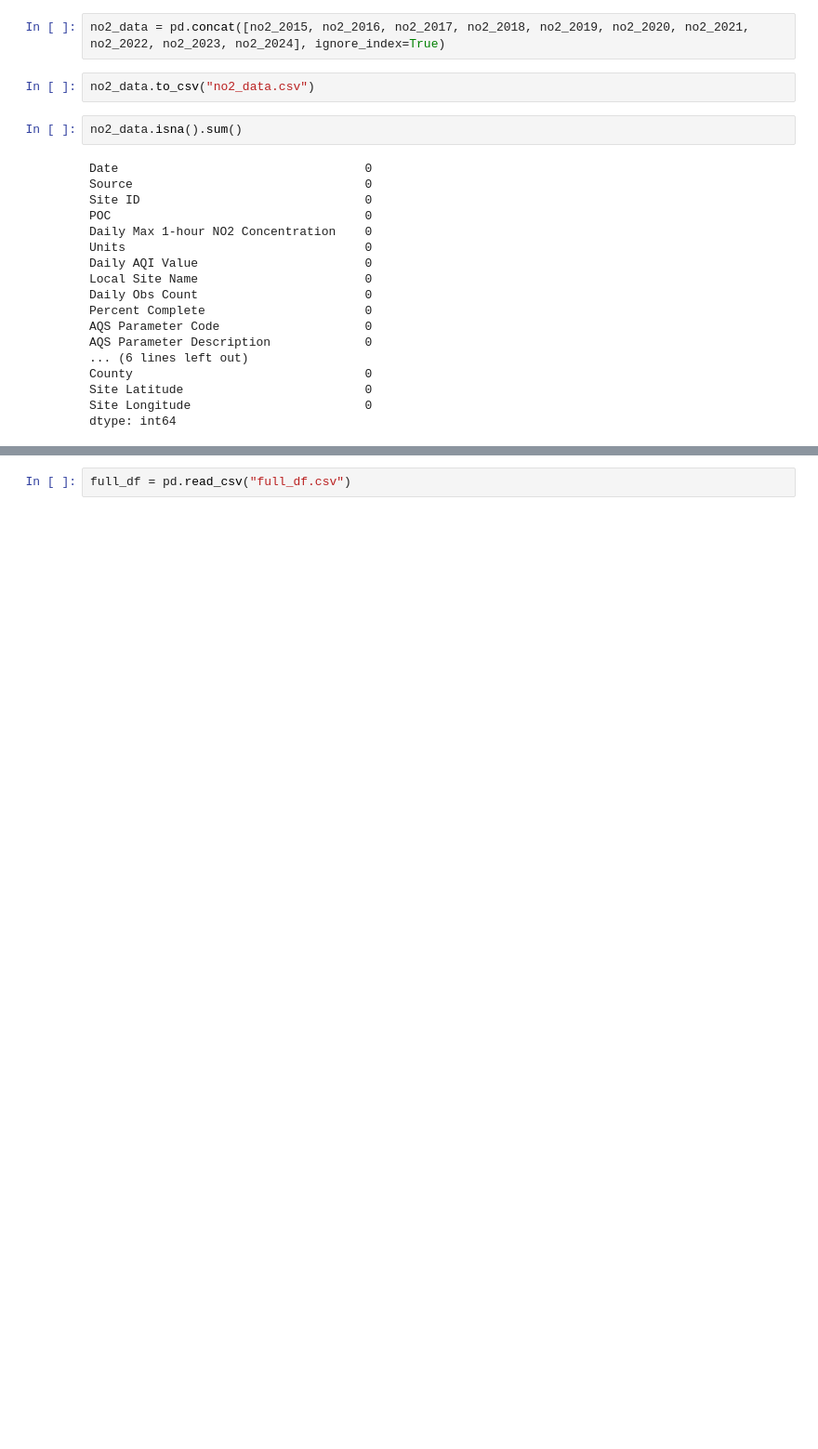
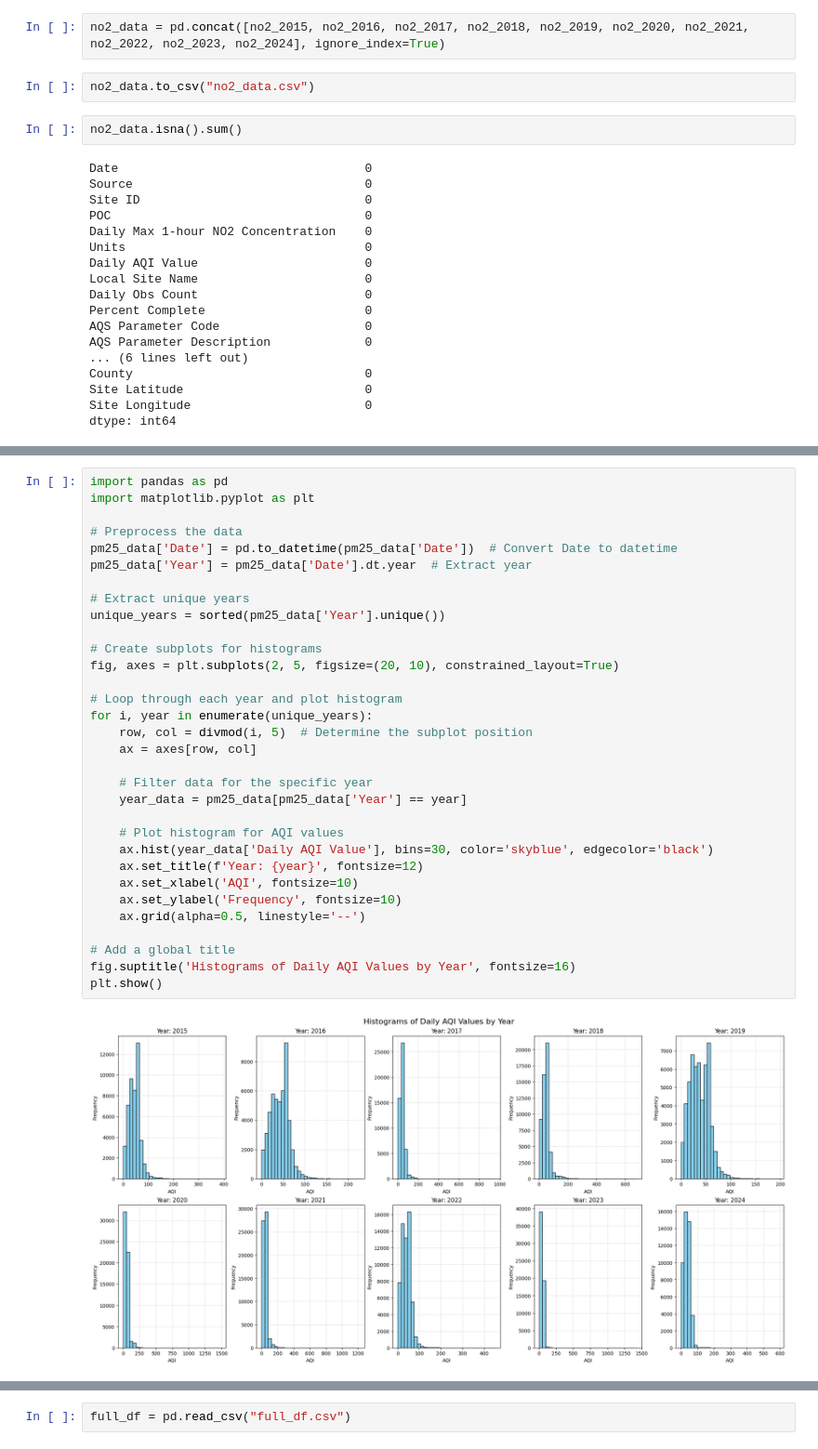
Before and after one commit to ashkren/eda_final_project, a Jupyter notebook: eda_final_project.ipynb, the cells around one changed output, grey strips where cells are left out. Shown at 93% size. Saved outputs shown, nothing was run; the diff lists cells and outputs as text; blank space fills up the shorter version.

```diff
--- a/eda_final_project.ipynb
+++ b/eda_final_project.ipynb
@@ -44,0 +90,34 @@ dtype: int64
+# %%
+import pandas as pd
+import matplotlib.pyplot as plt
+
+# Preprocess the data
+pm25_data['Date'] = pd.to_datetime(pm25_data['Date'])  # Convert Date to datetime
+pm25_data['Year'] = pm25_data['Date'].dt.year  # Extract year
+
+# Extract unique years
+unique_years = sorted(pm25_data['Year'].unique())
+
+# Create subplots for histograms
+fig, axes = plt.subplots(2, 5, figsize=(20, 10), constrained_layout=True)
+
+# Loop through each year and plot histogram
+for i, year in enumerate(unique_years):
+    row, col = divmod(i, 5)  # Determine the subplot position
+    ax = axes[row, col]
+
+    # Filter data for the specific year
+    year_data = pm25_data[pm25_data['Year'] == year]
+
+    # Plot histogram for AQI values
+    ax.hist(year_data['Daily AQI Value'], bins=30, color='skyblue', edgecolor='black')
+    ax.set_title(f'Year: {year}', fontsize=12)
+    ax.set_xlabel('AQI', fontsize=10)
+    ax.set_ylabel('Frequency', fontsize=10)
+    ax.grid(alpha=0.5, linestyle='--')
+
+# Add a global title
+fig.suptitle('Histograms of Daily AQI Values by Year', fontsize=16)
+plt.show()
+# %% [output]
+[figure, added]
```
Also changed, not shown: parts of 20 cells of this notebook, 11 other files.
